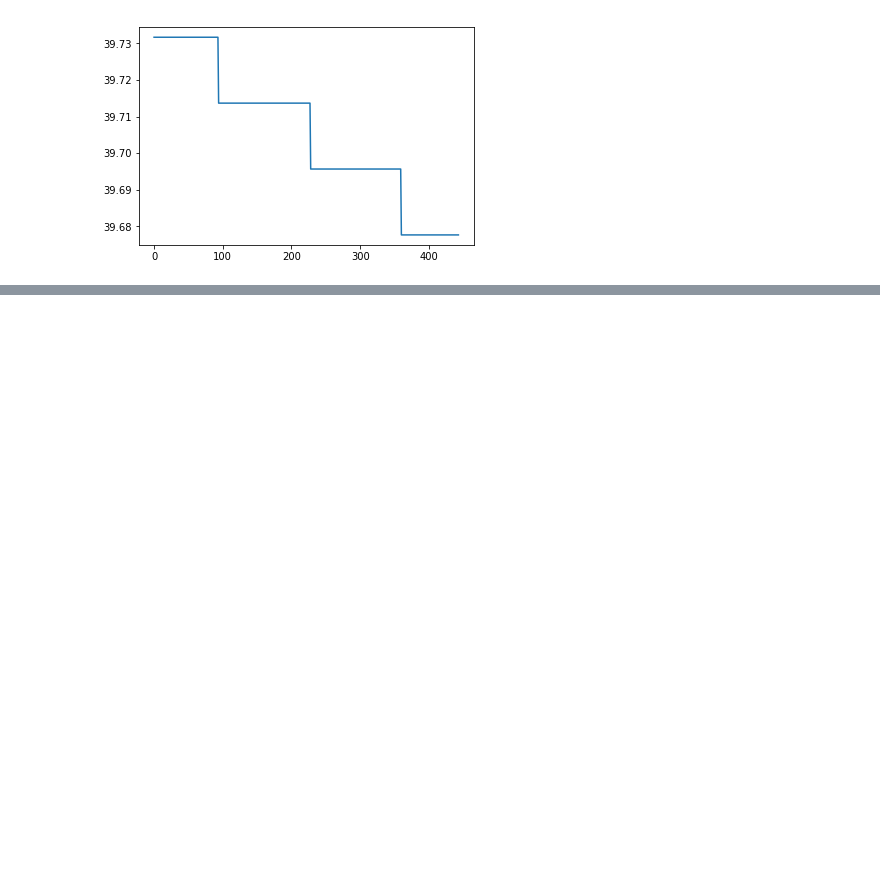
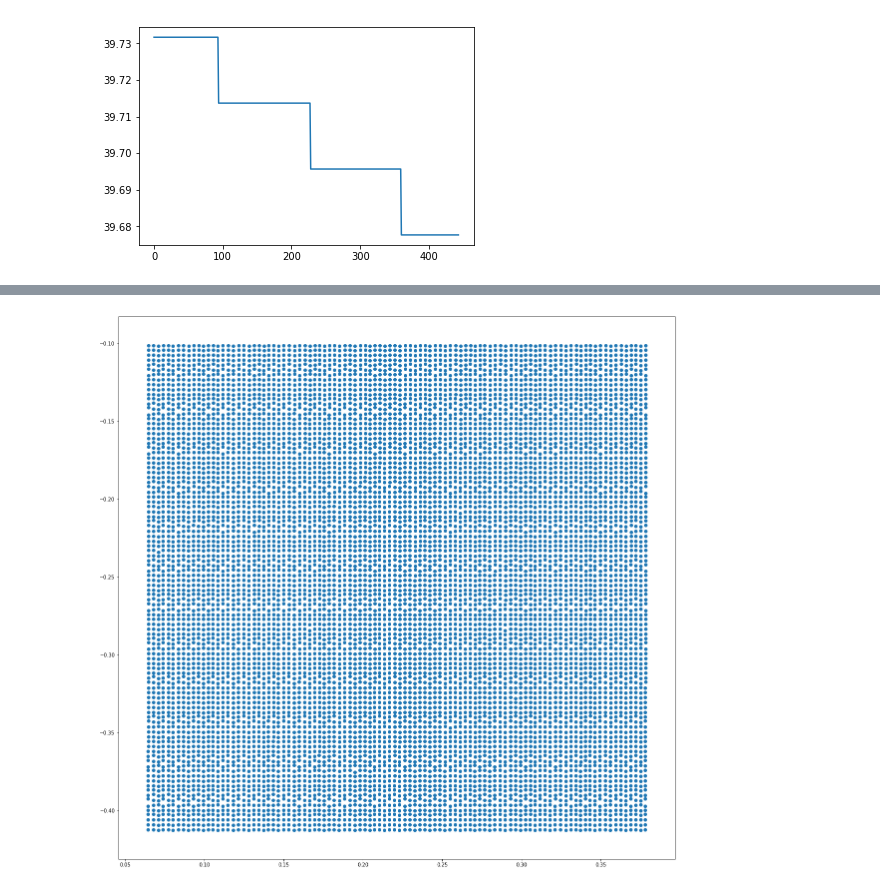
Before and after one commit to leelabcnbc/leelab-toolbox, a Jupyter notebook: examples/stereo_brown.ipynb, the cells around one changed output, grey strips where cells are left out. Saved outputs shown, nothing was run; the diff lists cells and outputs as text; code cells hidden in the pictures; blank space fills up the shorter version.

```diff
--- a/examples/stereo_brown.ipynb
+++ b/examples/stereo_brown.ipynb
@@ -99,0 +120,8 @@ plt.plot(scene_struct['longitude'][:, 500]*180/np.pi)
+# %%
+plt.close('all')
+plt.figure(figsize=(20,20))
+plt.scatter(scene_struct['longitude'][selector].ravel(), scene_struct['latitude'][selector].ravel())
+plt.show()
+# in deed, roughly so.
+# %% [output]
+[figure, added]
```
Also changed, not shown: parts of 3 cells of this notebook, 2 other files.
